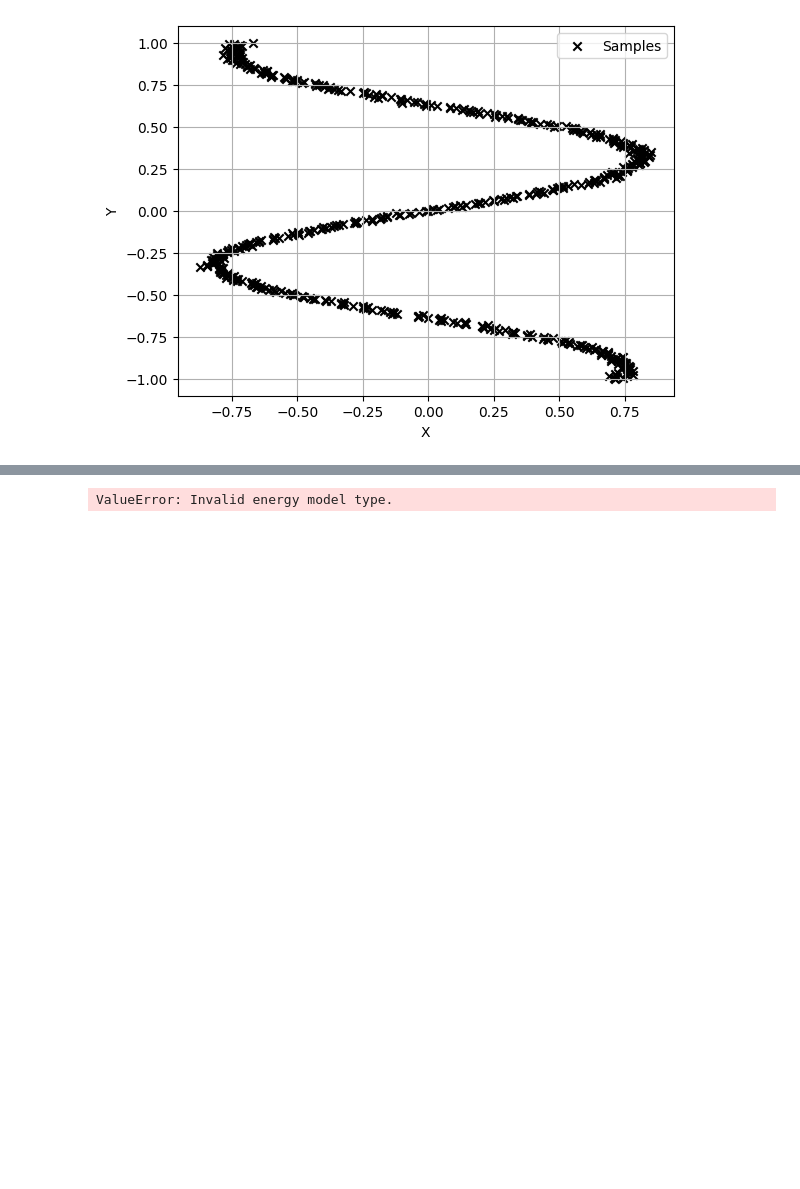
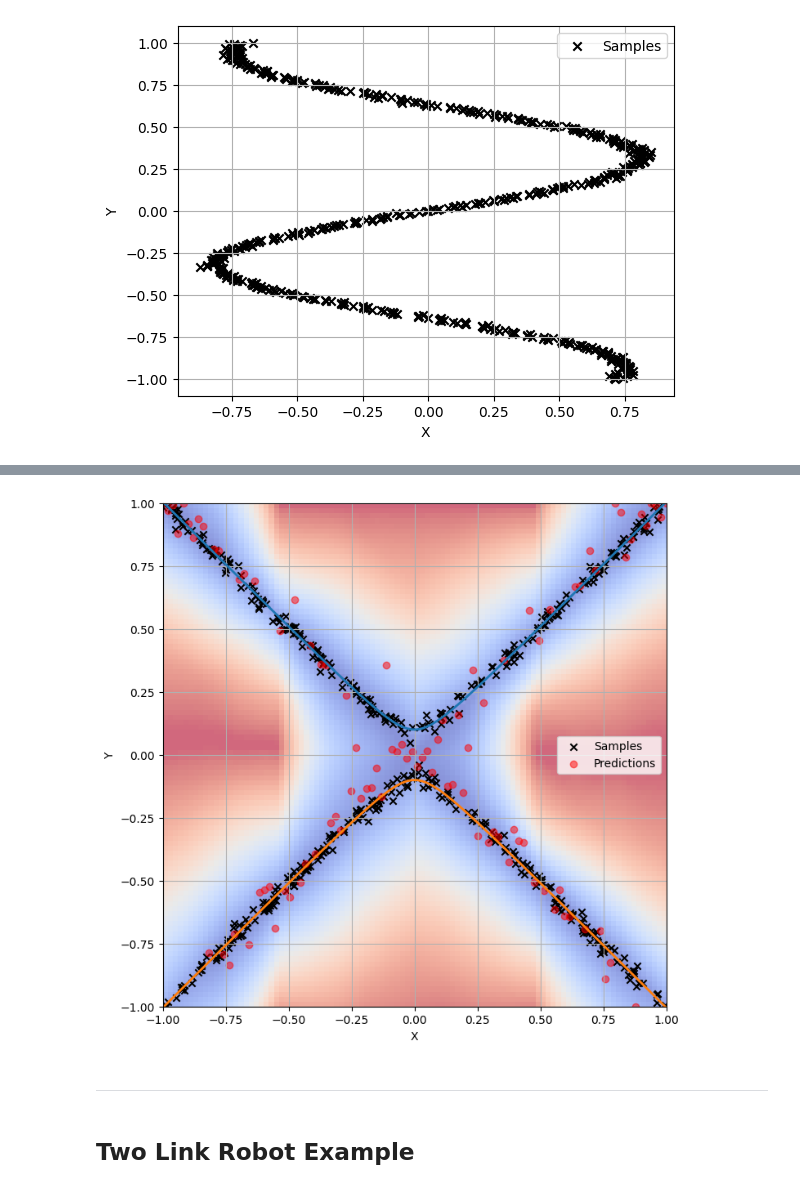
Before and after one commit to zipping-suger/MultiModLearn, a Jupyter notebook: note.ipynb, the cells around one changed output, grey strips where cells are left out. Saved outputs shown, nothing was run; the diff lists cells and outputs as text; code cells hidden in the pictures; blank space fills up the shorter version.

```diff
--- a/note.ipynb
+++ b/note.ipynb
@@ -684,7 +696,7 @@ dataloader = DataLoader(dataset, batch_size=batch_size, shuffle=True)
 # Initialize model, optimizer, scheduler
 device = torch.device('cuda' if torch.cuda.is_available() else 'cpu')
 energy_model = EnergyModel(input_size, action_size, hidden_size).to(device)
-optimizer = optim.Adam(model.parameters(), lr=learning_rate)
+optimizer = optim.Adam(energy_model.parameters(), lr=learning_rate)
 scheduler = optim.lr_scheduler.StepLR(optimizer, step_size=20, gamma=0.5)
 
 
@@ -711,11 +779,15 @@ Epoch [100/100], Loss: 5.5450, LR: 0.000031
 # %%
-from utils import ebm_infer
 
 # Random sample the query points and get the predictions
 num_query_points = 100
 query_points = np.linspace(-1, 1, num_query_points)
-query_points_tensor = torch.tensor(query_points, dtype=torch.float32).unsqueeze(1).to(device)
-predictions = ebm_infer(energy_model, query_points_tensor, y_min.to(device), y_max.to(device))
+
+predictions = []
+for point in query_points:
+    query_points_tensor = torch.tensor([[point]], dtype=torch.float32).to(device)
+    prediction = ebm_infer(energy_model, query_points_tensor, y_min.to(device), y_max.to(device))
+    predictions.append(prediction.item())
+
 
 # Visualize the energy model output heatmap
 # Generate grid points within the range of x values
@@ -725,39 +797,44 @@ grid_x, grid_y = np.meshgrid(x_range, y_range)
 grid_points = torch.tensor(np.stack([grid_x.ravel(), grid_y.ravel()], axis=1), dtype=torch.float32).to(device)
 
 # Compute energy model output for each grid point
-energy_outputs = model(grid_points[:, :1], grid_points[:, 1:]).detach().cpu().numpy()
+energy_outputs = energy_model(grid_points[:, :1], grid_points[:, 1:]).detach().cpu().numpy()
 energy_outputs = energy_outputs.reshape(100, 100)
 
 # Normalize every column of the heatmap
 energy_outputs = (energy_outputs - energy_outputs.min(axis=0)) / (energy_outputs.max(axis=0) - energy_outputs.min(axis=0))
 
 # Plot the heatmap and the function, samples, and predictions in the same figure
-fig, ax = plt.subplots(figsize=(12, 12))
+fig, ax = plt.subplots(figsize=(8, 8))
 
 # Plot the heatmap
-heatmap = ax.imshow(energy_outputs, extent=(-1, 1, -1, 1), origin='lower', cmap='viridis', alpha=0.6)
-plt.colorbar(heatmap, ax=ax, label='Energy Model Output')
+heatmap = ax.imshow(energy_outputs, extent=(-1, 1, -1, 1), origin='lower', cmap='coolwarm', alpha=0.6)
+# plt.colorbar(heatmap, ax=ax, label='Energy Model Output')
 
 # Plot the function
 x_vals = np.linspace(-1, 1, 100)
 y_vals = [y_multi(x_i) for x_i in x_vals]
 y_vals_transposed = list(zip(*y_vals))
 
 for i, y_val in enumerate(y_vals_transposed):
-    ax.plot(x_vals, y_val, label=f'y{i+1}', linewidth=2)
+    ax.plot(x_vals, y_val, linewidth=2)
 
 # Plot the samples and predictions
 ax.scatter(x, y, marker='x', color='black', label='Samples')
 ax.scatter(query_points, predictions, marker='o', color='red', label='Predictions', alpha=0.5)
 
 # Set limits to cut the plot within -1, 1
 ax.set_xlim(-1, 1)
 ax.set_ylim(-1, 1)
 
 ax.set_xlabel('X')
 ax.set_ylabel('Y')
 ax.grid()
 ax.legend()
+plt.savefig('asset/proposal/hyperbola_ebm.png', dpi = 300)
 plt.show()
 # %% [output]
-ValueError: Invalid energy model type.
+[figure, added]
+# %% [markdown]
+---
+# %% [markdown]
+## Two Link Robot Example
```
Also changed, not shown: parts of 16 cells of this notebook, 9 other files.
